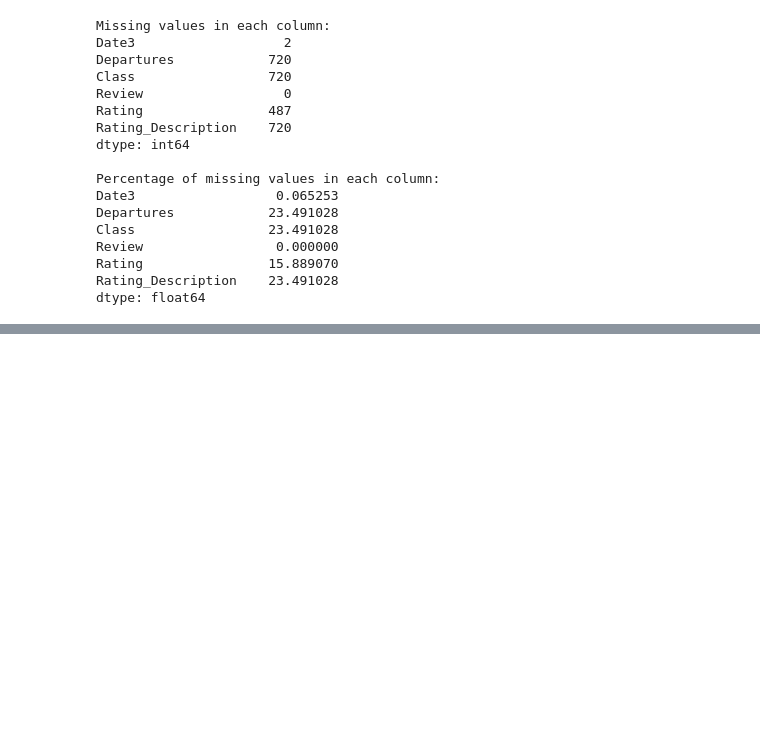
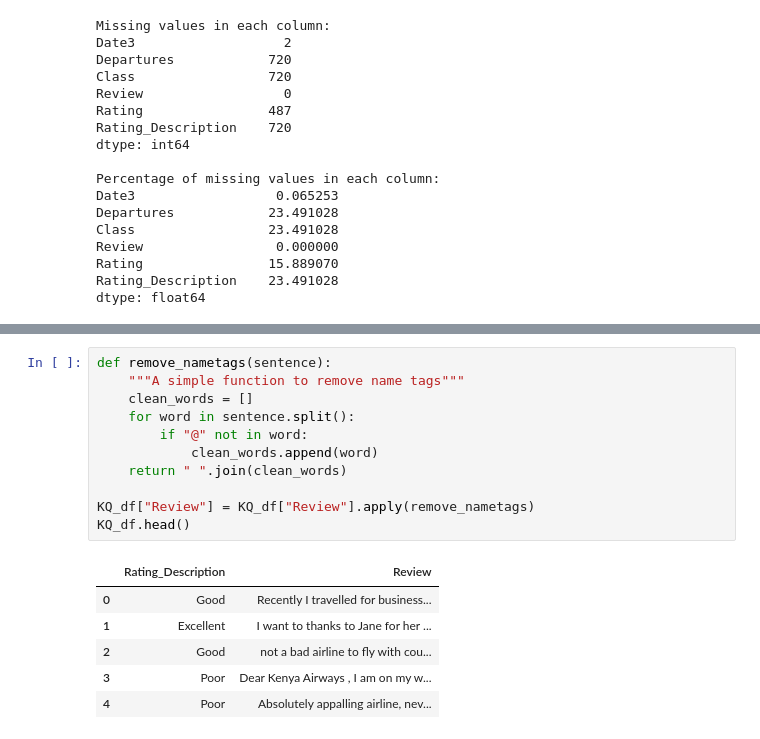
Before and after one commit to JEr1yAnalst/CAPSTONE-PROJECT-sentiment-analysis, a Jupyter notebook: notebook.ipynb, the cells around one changed output, grey strips where cells are left out. Saved outputs shown, nothing was run; the diff lists cells and outputs as text; blank space fills up the shorter version.

```diff
--- a/notebook.ipynb
+++ b/notebook.ipynb
@@ -331,0 +417,18 @@ Overall Insights:
+# %%
+def remove_nametags(sentence):
+    """A simple function to remove name tags"""
+    clean_words = []
+    for word in sentence.split():
+        if "@" not in word:
+            clean_words.append(word)
+    return " ".join(clean_words)
+
+KQ_df["Review"] = KQ_df["Review"].apply(remove_nametags)
+KQ_df.head()
+# %% [output]
+|  | Rating_Description | Review |
+| 0 | Good | Recently I travelled for business... |
+| 1 | Excellent | I want to thanks to Jane for her ... |
+| 2 | Good | not a bad airline to fly with cou... |
+| 3 | Poor | Dear Kenya Airways , I am on my w... |
+| 4 | Poor | Absolutely appalling airline, nev... |
```
Also changed, not shown: parts of 10 cells of this notebook.
